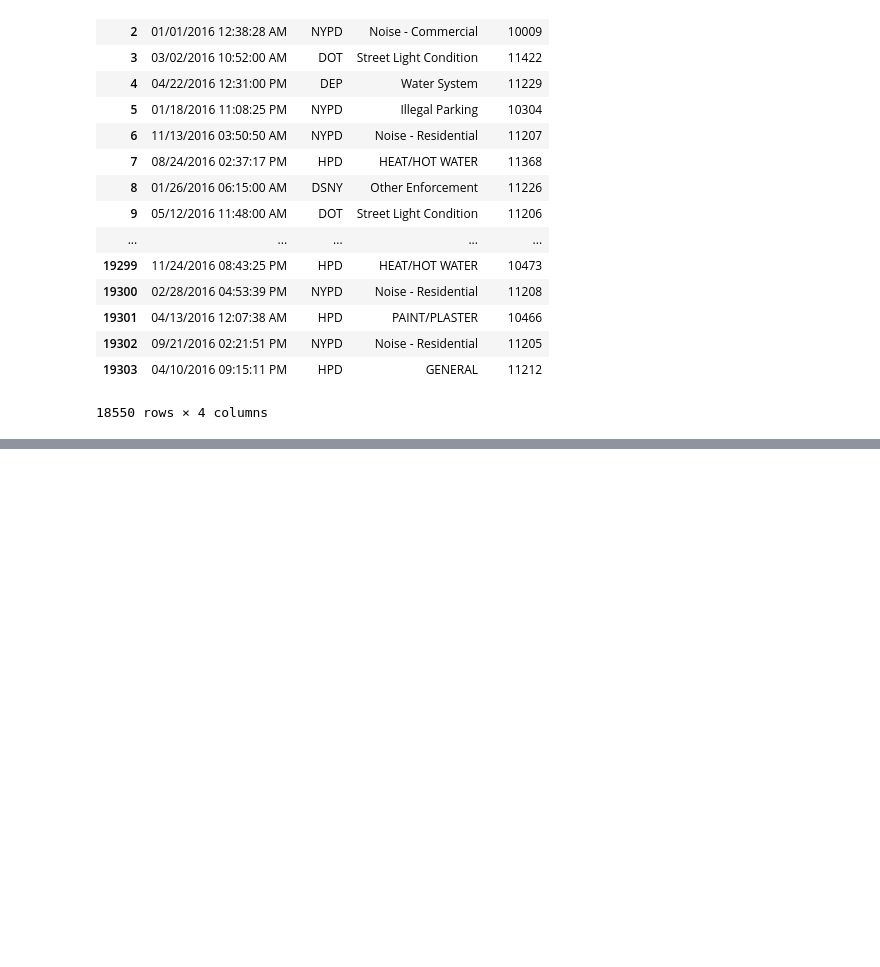
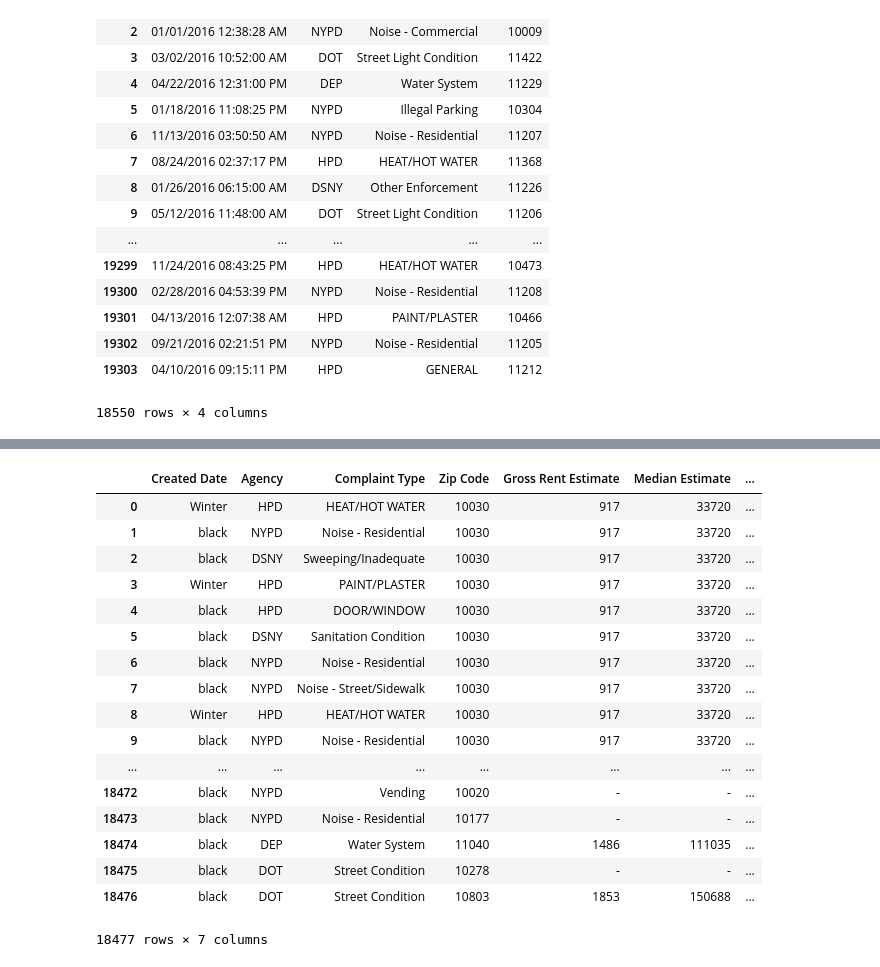
Before and after one commit to kahartman2/Project_NYC_311, a Jupyter notebook: DataFrame Merges.ipynb, the cells around one changed output, grey strips where cells are left out. Drawn from its saved outputs; the diff is of its cells as text; code cells hidden in the pictures; blank space fills up the shorter version.

Commit message:
acs and 311 merged

```diff
--- a/DataFrame Merges.ipynb
+++ b/DataFrame Merges.ipynb
@@ -219,3 +207,5 @@ open_data_df
 | 19302 | 09/21/2016 02:21:51 PM | NYPD | Noise - Residential | 11205 |
 | 19303 | 04/10/2016 09:15:11 PM | HPD | GENERAL | 11212 |
 18550 rows × 4 columns
+# %%
+df = pd.merge(open_data_df, data, left_on='Zip Code', right_on='Zip Code')
@@ -221,0 +221,4 @@ open_data_df
+# %%
+df['Created Date'] = df['Created Date'].apply(lambda x: str(x).split(' ')[0])
+df['Created Date'] = df['Created Date'].apply(lambda x: str(x).split('/')[0])
+df['Created Date'] = df['Created Date'].apply(lambda x: int(x))
@@ -221,0 +234,25 @@ open_data_df
+# %%
+conditions = [(df['Created Date'] == 1)]
+choices = ['Winter']
+df['Created Date'] = np.select(conditions, choices, default='black')
+# %%
+df
+# %% [output]
+|  | Created Date | Agency | Complaint Type | Zip Code | Gross Rent Estimate | Median Estimate | ... |
+| 0 | Winter | HPD | HEAT/HOT WATER | 10030 | 917 | 33720 | ... |
+| 1 | black | NYPD | Noise - Residential | 10030 | 917 | 33720 | ... |
+| 2 | black | DSNY | Sweeping/Inadequate | 10030 | 917 | 33720 | ... |
+| 3 | Winter | HPD | PAINT/PLASTER | 10030 | 917 | 33720 | ... |
+| 4 | black | HPD | DOOR/WINDOW | 10030 | 917 | 33720 | ... |
+| 5 | black | DSNY | Sanitation Condition | 10030 | 917 | 33720 | ... |
+| 6 | black | NYPD | Noise - Residential | 10030 | 917 | 33720 | ... |
+| 7 | black | NYPD | Noise - Street/Sidewalk | 10030 | 917 | 33720 | ... |
+| 8 | Winter | HPD | HEAT/HOT WATER | 10030 | 917 | 33720 | ... |
+| 9 | black | NYPD | Noise - Residential | 10030 | 917 | 33720 | ... |
+| ... | ... | ... | ... | ... | ... | ... | ... |
+| 18472 | black | NYPD | Vending | 10020 | - | - | ... |
+| 18473 | black | NYPD | Noise - Residential | 10177 | - | - | ... |
+| 18474 | black | DEP | Water System | 11040 | 1486 | 111035 | ... |
+| 18475 | black | DOT | Street Condition | 10278 | - | - | ... |
+| 18476 | black | DOT | Street Condition | 10803 | 1853 | 150688 | ... |
+18477 rows × 7 columns
```
Also changed, not shown: parts of 3 cells of this notebook.
